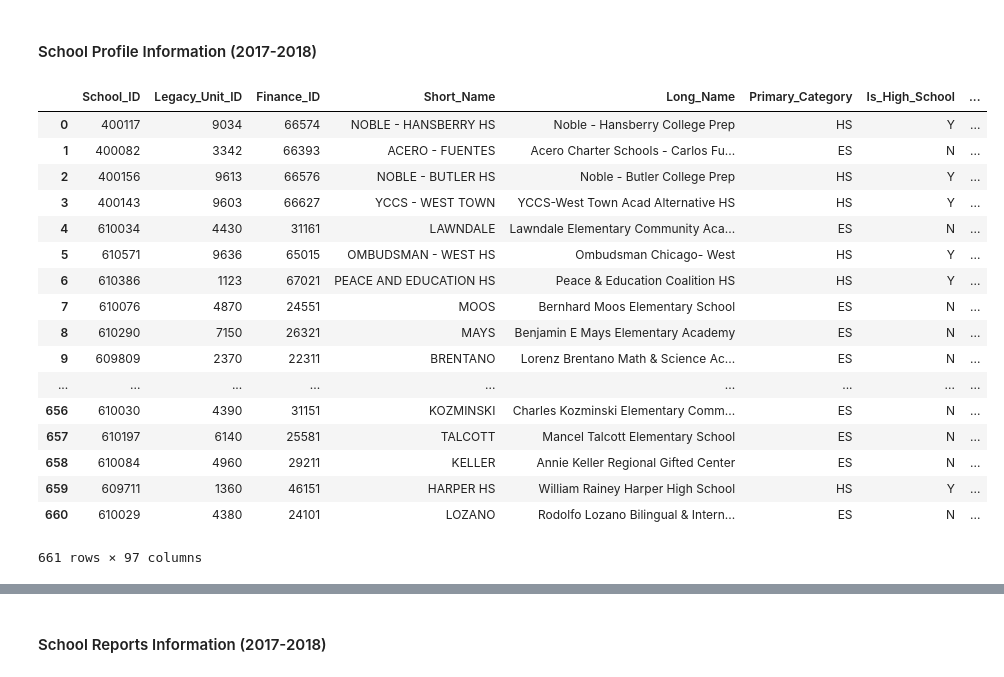
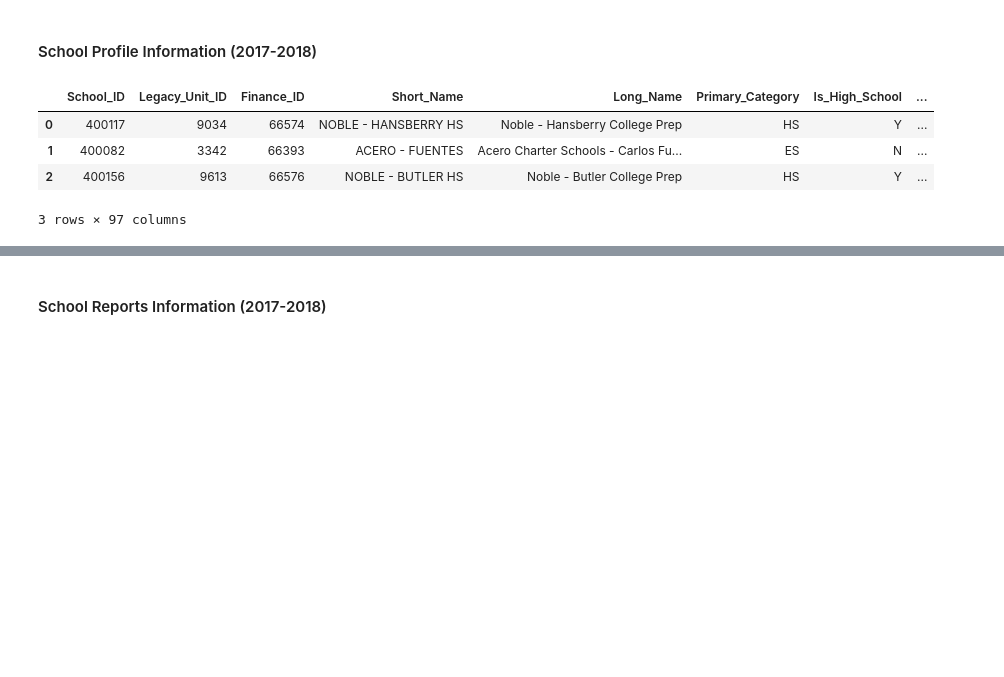
Before and after one commit to kathleengraham/chicago-public-school-ETL, a Jupyter notebook: cps-etl.ipynb, the cells around one changed output, grey strips where cells are left out. Drawn from its saved outputs; the diff is of its cells as text; code cells hidden in the pictures; blank space fills up the shorter version.

```diff
--- a/cps-etl.ipynb
+++ b/cps-etl.ipynb
@@ -10,26 +10,13 @@ from sqlalchemy import create_engine
 #### School Profile Information (2017-2018)
 # %%
 # extract school profile information from csv file and display in dataframe
-school_profile_file = "data/cps-school-profile-info-17-18.csv"
-school_profile_df = pd.read_csv(school_profile_file)
-school_profile_df
+school_profiles_file = "data/cps-school-profile-info-17-18.csv"
+school_profiles_df = pd.read_csv(school_profiles_file)
+school_profiles_df.head(3)
 # %% [output]
 |  | School_ID | Legacy_Unit_ID | Finance_ID | Short_Name | Long_Name | Primary_Category | Is_High_School | ... |
 | 0 | 400117 | 9034 | 66574 | NOBLE - HANSBERRY HS | Noble - Hansberry College Prep | HS | Y | ... |
 | 1 | 400082 | 3342 | 66393 | ACERO - FUENTES | Acero Charter Schools - Carlos Fu... | ES | N | ... |
 | 2 | 400156 | 9613 | 66576 | NOBLE - BUTLER HS | Noble - Butler College Prep | HS | Y | ... |
-| 3 | 400143 | 9603 | 66627 | YCCS - WEST TOWN | YCCS-West Town Acad Alternative HS | HS | Y | ... |
-| 4 | 610034 | 4430 | 31161 | LAWNDALE | Lawndale Elementary Community Aca... | ES | N | ... |
-| 5 | 610571 | 9636 | 65015 | OMBUDSMAN - WEST HS | Ombudsman Chicago- West | HS | Y | ... |
-| 6 | 610386 | 1123 | 67021 | PEACE AND EDUCATION HS | Peace & Education Coalition HS | HS | Y | ... |
-| 7 | 610076 | 4870 | 24551 | MOOS | Bernhard Moos Elementary School | ES | N | ... |
-| 8 | 610290 | 7150 | 26321 | MAYS | Benjamin E Mays Elementary Academy | ES | N | ... |
-| 9 | 609809 | 2370 | 22311 | BRENTANO | Lorenz Brentano Math & Science Ac... | ES | N | ... |
-| ... | ... | ... | ... | ... | ... | ... | ... | ... |
-| 656 | 610030 | 4390 | 31151 | KOZMINSKI | Charles Kozminski Elementary Comm... | ES | N | ... |
-| 657 | 610197 | 6140 | 25581 | TALCOTT | Mancel Talcott Elementary School | ES | N | ... |
-| 658 | 610084 | 4960 | 29211 | KELLER | Annie Keller Regional Gifted Center | ES | N | ... |
-| 659 | 609711 | 1360 | 46151 | HARPER HS | William Rainey Harper High School | HS | Y | ... |
-| 660 | 610029 | 4380 | 24101 | LOZANO | Rodolfo Lozano Bilingual & Intern... | ES | N | ... |
-661 rows × 97 columns
+3 rows × 97 columns
 # %%
```
Also changed, not shown: parts of 19 cells of this notebook, 3 other files.
